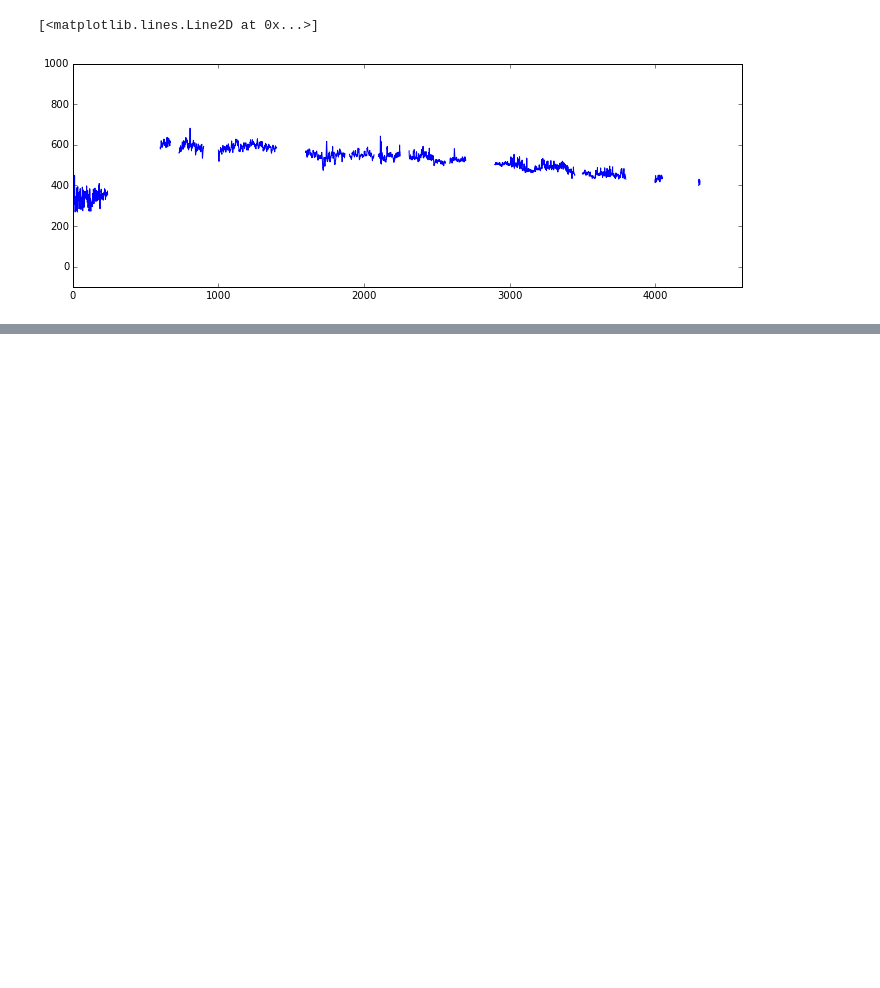
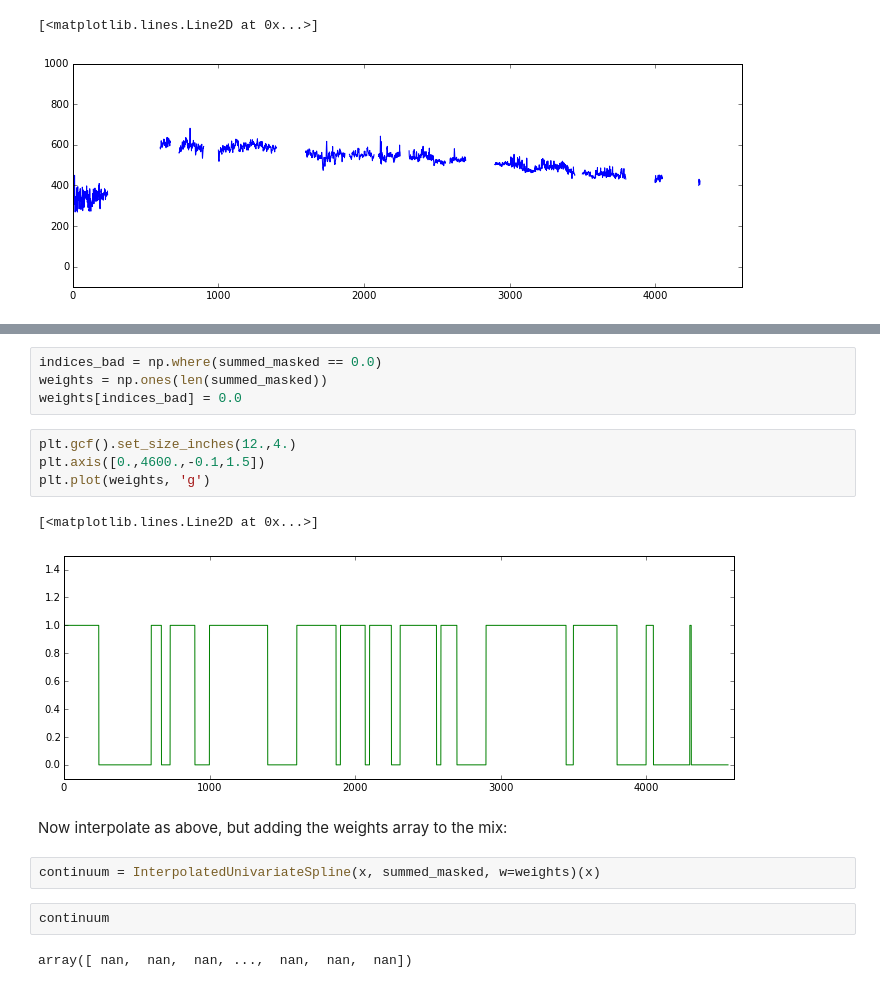
Before and after one commit to spacetelescope/cubeviz, a Jupyter notebook: smoothing/continuum_subtract_MANGA.ipynb, the cells around one changed output, grey strips where cells are left out. Saved outputs shown, nothing was run; the diff lists cells and outputs as text; blank space fills up the shorter version.

Commit message:
Failed attempts at using interpolation to get a smooth continuum.

```diff
--- a/smoothing/continuum_subtract_MANGA.ipynb
+++ b/smoothing/continuum_subtract_MANGA.ipynb
@@ -127,0 +130,19 @@ plt.plot(continuum, 'r')
+# %%
+indices_bad = np.where(summed_masked == 0.0)
+weights = np.ones(len(summed_masked))
+weights[indices_bad] = 0.0
+# %%
+plt.gcf().set_size_inches(12.,4.)
+plt.axis([0.,4600.,-0.1,1.5])
+plt.plot(weights, 'g')
+# %% [output]
+[<matplotlib.lines.Line2D at 0x...>]
+[figure, added]
+# %% [markdown]
+Now interpolate as above, but adding the weights array to the mix:
+# %%
+continuum = InterpolatedUnivariateSpline(x, summed_masked, w=weights)(x)
+# %%
+continuum
+# %% [output]
+array([ nan,  nan,  nan, ...,  nan,  nan,  nan])
```
Also changed, not shown: parts of 13 cells of this notebook.
